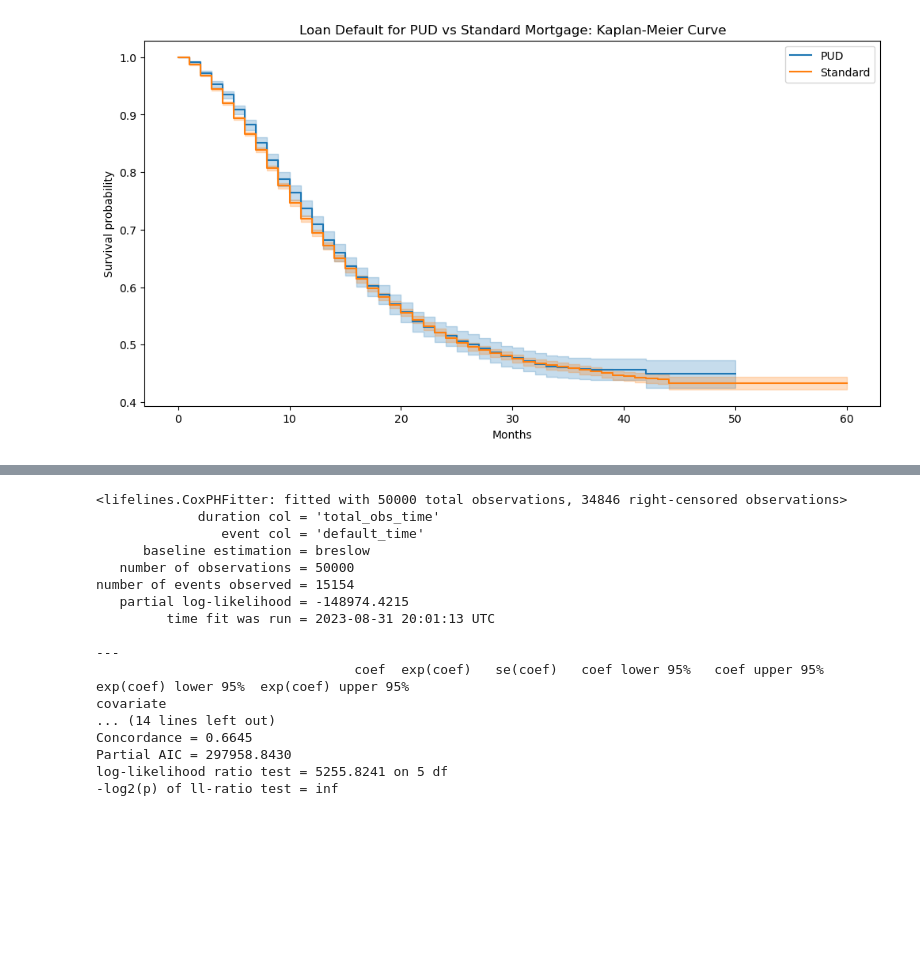
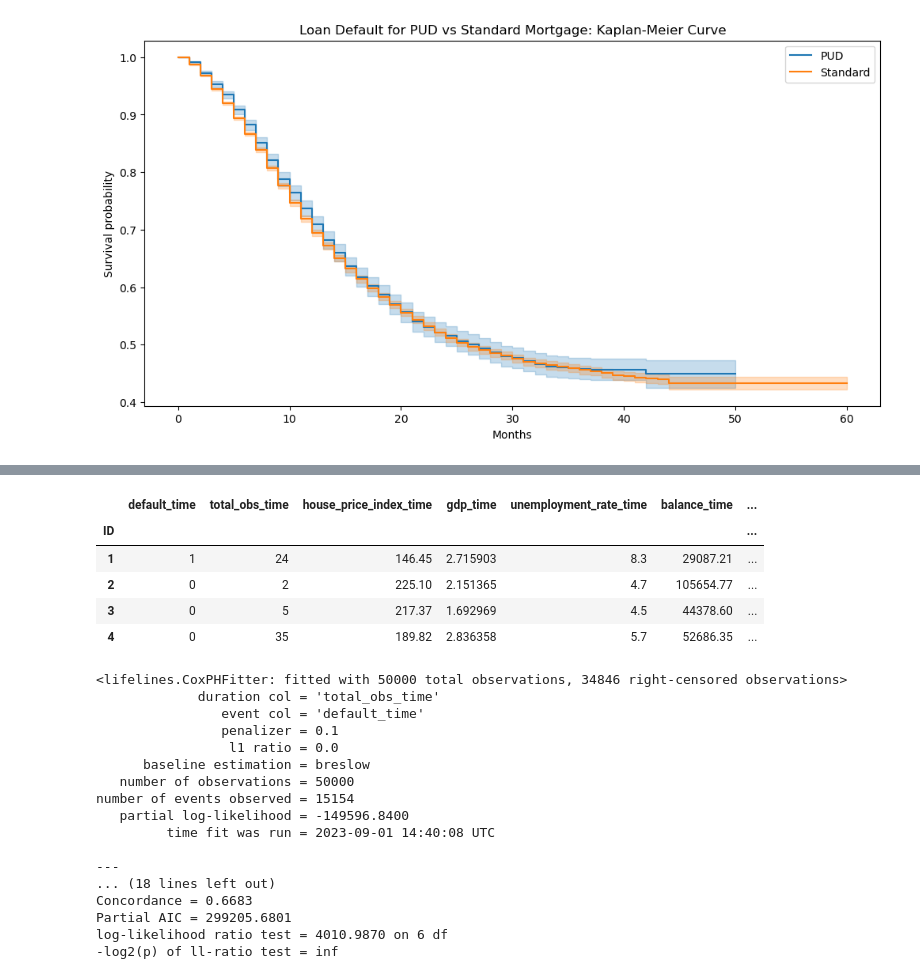
Before and after one commit to brandonlwallace/survival_analysis_mortgages, a Jupyter notebook: Modeling Time to Default.ipynb, the cells around one changed output, grey strips where cells are left out. Saved outputs shown, nothing was run; the diff lists cells and outputs as text; code cells hidden in the pictures; blank space fills up the shorter version.

```diff
--- a/Modeling Time to Default.ipynb
+++ b/Modeling Time to Default.ipynb
@@ -235,23 +236,44 @@ CoxPH model includes time, censorship, and covariates to generate multivariate s
+# %%
+# First, need to dummy code the binary variable for PUD to align with model specifications
+dummy_pud = pd.get_dummies(aggregated_data['real_estate_planned_urban_dev'], prefix='PUD')
+
+# concatinate to the dataset
+dummies_pud = dummy_pud[['PUD_0', 'PUD_1']]
+
+# set axis to 1 to make new columns
+aggregated_data_w_dummy = pd.concat([aggregated_data, dummies_pud], axis = 1)
+
+# drop the old planned_urban_development column
+aggregated_data_w_dummy.drop(columns=['real_estate_planned_urban_dev'], inplace=True)
+
+aggregated_data_w_dummy.head(4)
+# %% [output]
+|  | default_time | total_obs_time | house_price_index_time | gdp_time | unemployment_rate_time | balance_time | ... |
+| ID |  |  |  |  |  |  | ... |
+| 1 | 1 | 24 | 146.45 | 2.715903 | 8.3 | 29087.21 | ... |
+| 2 | 0 | 2 | 225.10 | 2.151365 | 4.7 | 105654.77 | ... |
+| 3 | 0 | 5 | 217.37 | 1.692969 | 4.5 | 44378.60 | ... |
+| 4 | 0 | 35 | 189.82 | 2.836358 | 5.7 | 52686.35 | ... |
 # %%
 # Fitting Cox Proportional Model
-cph = CoxPHFitter()
-cph.fit(aggregated_data, duration_col='total_obs_time', event_col='default_time')
+cph = CoxPHFitter(penalizer=0.1)
+cph.fit(aggregated_data_w_dummy, duration_col='total_obs_time', event_col='default_time')
 cph.print_summary(decimals =4, style='ascii')
 # %% [output]
 <lifelines.CoxPHFitter: fitted with 50000 total observations, 34846 right-censored observations>
              duration col = 'total_obs_time'
                 event col = 'default_time'
+                penalizer = 0.1
+                 l1 ratio = 0.0
       baseline estimation = breslow
    number of observations = 50000
 number of events observed = 15154
-   partial log-likelihood = -148974.4215
-         time fit was run = 2023-08-31 20:01:13 UTC
+   partial log-likelihood = -149596.8400
+         time fit was run = 2023-09-01 14:40:08 UTC
 
 ---
-                                 coef  exp(coef)   se(coef)   coef lower 95%   coef upper 95%  exp(coef) lower 95%  exp(coef) upper 95%
-covariate
-... (14 lines left out)
-Concordance = 0.6645
-Partial AIC = 297958.8430
-log-likelihood ratio test = 5255.8241 on 5 df
+... (18 lines left out)
+Concordance = 0.6683
+Partial AIC = 299205.6801
+log-likelihood ratio test = 4010.9870 on 6 df
 -log2(p) of ll-ratio test = inf
```
Also changed, not shown: parts of 13 cells of this notebook.
